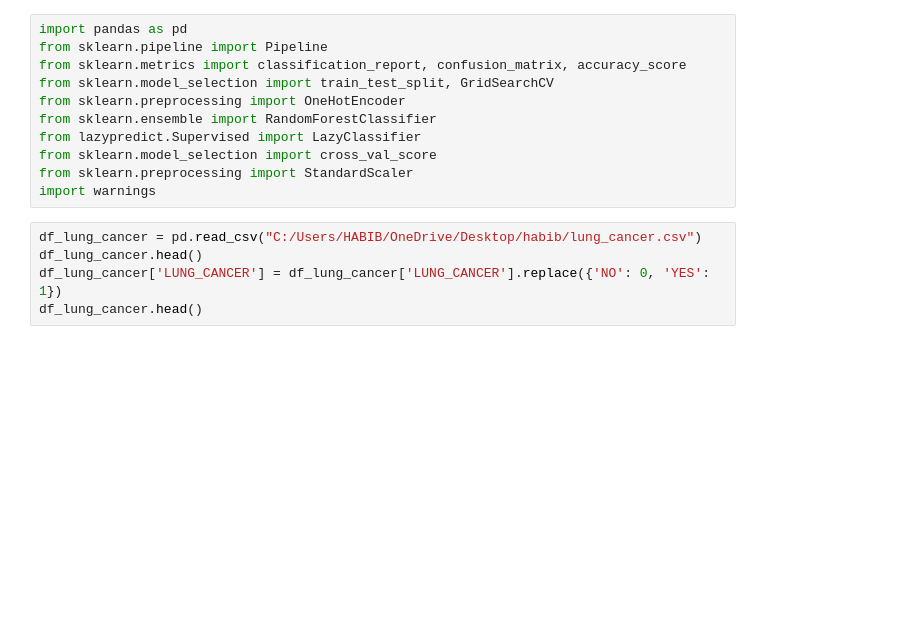
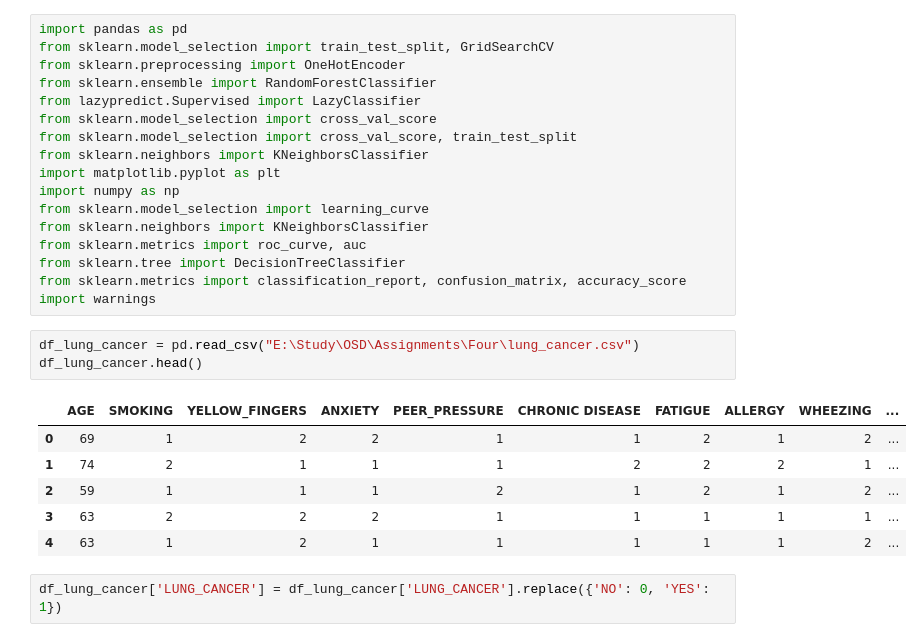
Before and after one commit to habibrahman13/Lazy-Fca, a Jupyter notebook: Lung_cancer.ipynb, the cells around one changed output. Saved outputs shown, nothing was run; the diff lists cells and outputs as text; blank space fills up the shorter version.

```diff
--- a/Lung_cancer.ipynb
+++ b/Lung_cancer.ipynb
@@ -1,16 +1,29 @@
 # %%
 import pandas as pd
-from sklearn.pipeline import Pipeline
-from sklearn.metrics import classification_report, confusion_matrix, accuracy_score
 from sklearn.model_selection import train_test_split, GridSearchCV
 from sklearn.preprocessing import OneHotEncoder
 from sklearn.ensemble import RandomForestClassifier
 from lazypredict.Supervised import LazyClassifier
 from sklearn.model_selection import cross_val_score
-from sklearn.preprocessing import StandardScaler
+from sklearn.model_selection import cross_val_score, train_test_split
+from sklearn.neighbors import KNeighborsClassifier
+import matplotlib.pyplot as plt
+import numpy as np
+from sklearn.model_selection import learning_curve
+from sklearn.neighbors import KNeighborsClassifier
+from sklearn.metrics import roc_curve, auc
+from sklearn.tree import DecisionTreeClassifier
+from sklearn.metrics import classification_report, confusion_matrix, accuracy_score
 import warnings
+# %%
+df_lung_cancer = pd.read_csv("E:\Study\OSD\Assignments\Four\lung_cancer.csv")
+df_lung_cancer.head()
+# %% [output]
+|  | AGE | SMOKING | YELLOW_FINGERS | ANXIETY | PEER_PRESSURE | CHRONIC DISEASE | FATIGUE | ALLERGY | WHEEZING | ... |
+| 0 | 69 | 1 | 2 | 2 | 1 | 1 | 2 | 1 | 2 | ... |
+| 1 | 74 | 2 | 1 | 1 | 1 | 2 | 2 | 2 | 1 | ... |
+| 2 | 59 | 1 | 1 | 1 | 2 | 1 | 2 | 1 | 2 | ... |
+| 3 | 63 | 2 | 2 | 2 | 1 | 1 | 1 | 1 | 1 | ... |
+| 4 | 63 | 1 | 2 | 1 | 1 | 1 | 1 | 1 | 2 | ... |
 # %%
-df_lung_cancer = pd.read_csv("C:/Users/HABIB/OneDrive/Desktop/habib/lung_cancer.csv")
-df_lung_cancer.head()
 df_lung_cancer['LUNG_CANCER'] = df_lung_cancer['LUNG_CANCER'].replace({'NO': 0, 'YES': 1})
-df_lung_cancer.head()
```
Also changed, not shown: parts of 17 cells of this notebook, 2 other files.
